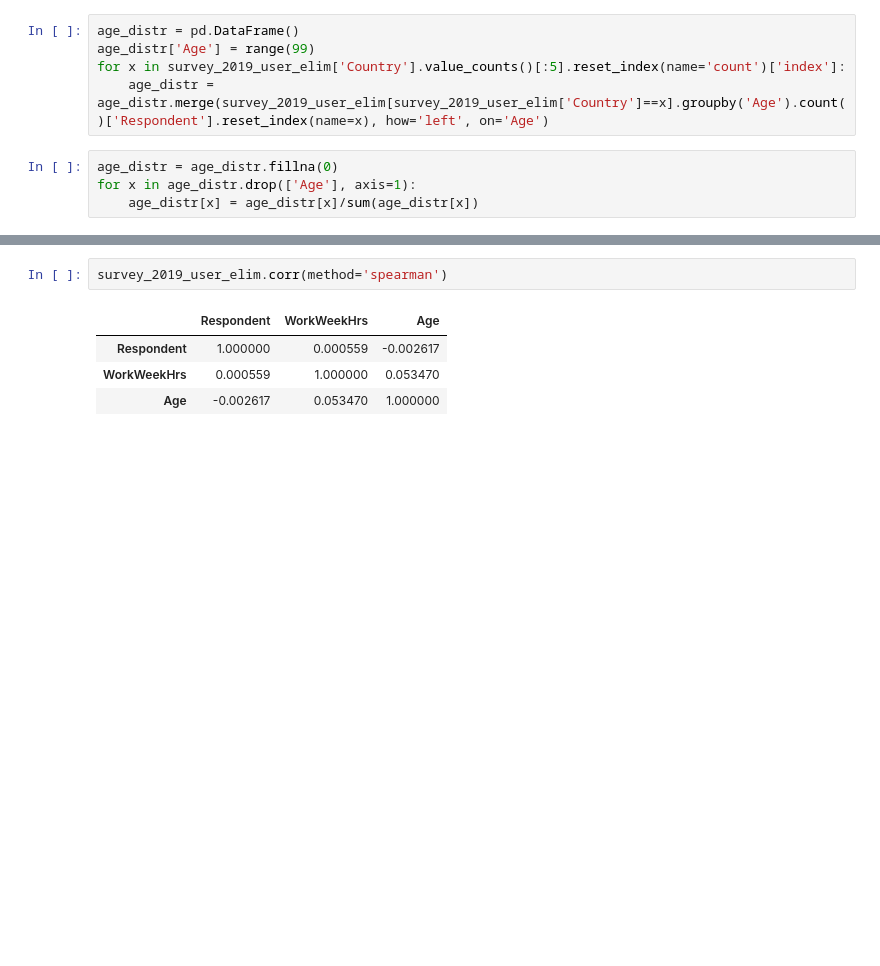
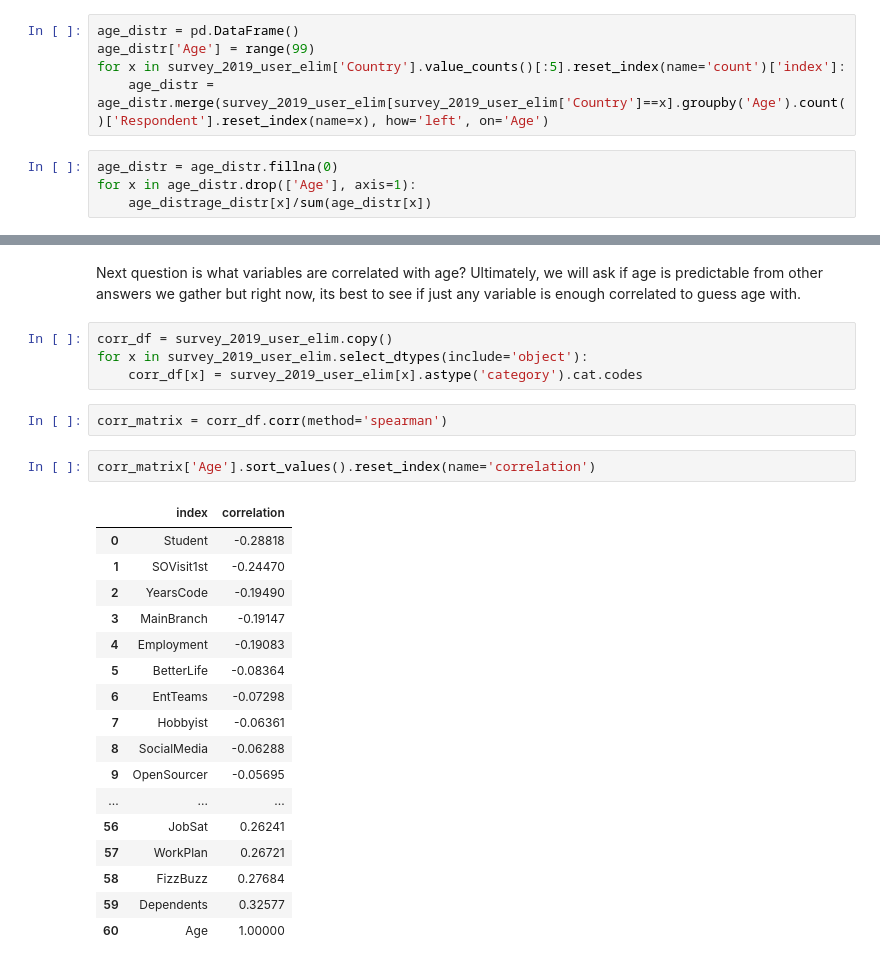
Before and after one commit to Danielulug/stackoverflow-surveys, a Jupyter notebook: main.ipynb, the cells around one changed output, grey strips where cells are left out. Drawn from its saved outputs; the diff is of its cells as text; blank space fills up the shorter version.

Commit message:
correlation analysis added

```diff
--- a/main.ipynb
+++ b/main.ipynb
@@ -153,5 +193,5 @@ for x in survey_2019_user_elim['Country'].value_counts()[:5].reset_index(name='c
 # %%
 age_distr = age_distr.fillna(0)
 for x in age_distr.drop(['Age'], axis=1):
-    age_distr[x] = age_distr[x]/sum(age_distr[x])
+    age_distrage_distr[x]/sum(age_distr[x])
 # %%
@@ -176,7 +215,28 @@ plt.show()
+# %% [markdown]
+Next question is what variables are correlated with age? Ultimately, we will ask if age is predictable from other answers we gather but right now, its best to see if just any variable is enough correlated to guess age with.
+# %%
+corr_df = survey_2019_user_elim.copy()
+for x in survey_2019_user_elim.select_dtypes(include='object'):
+    corr_df[x] = survey_2019_user_elim[x].astype('category').cat.codes
 # %%
-survey_2019_user_elim.corr(method='spearman')
+corr_matrix = corr_df.corr(method='spearman')
-# %% [output]
-|  | Respondent | WorkWeekHrs | Age |
-| Respondent | 1.000000 | 0.000559 | -0.002617 |
-| WorkWeekHrs | 0.000559 | 1.000000 | 0.053470 |
-| Age | -0.002617 | 0.053470 | 1.000000 |
+# %%
+corr_matrix['Age'].sort_values().reset_index(name='correlation')
+# %% [output]
+|  | index | correlation |
+| 0 | Student | -0.28818 |
+| 1 | SOVisit1st | -0.24470 |
+| 2 | YearsCode | -0.19490 |
+| 3 | MainBranch | -0.19147 |
+| 4 | Employment | -0.19083 |
+| 5 | BetterLife | -0.08364 |
+| 6 | EntTeams | -0.07298 |
+| 7 | Hobbyist | -0.06361 |
+| 8 | SocialMedia | -0.06288 |
+| 9 | OpenSourcer | -0.05695 |
+| ... | ... | ... |
+| 56 | JobSat | 0.26241 |
+| 57 | WorkPlan | 0.26721 |
+| 58 | FizzBuzz | 0.27684 |
+| 59 | Dependents | 0.32577 |
+| 60 | Age | 1.00000 |
```
Also changed, not shown: parts of 11 cells of this notebook.
